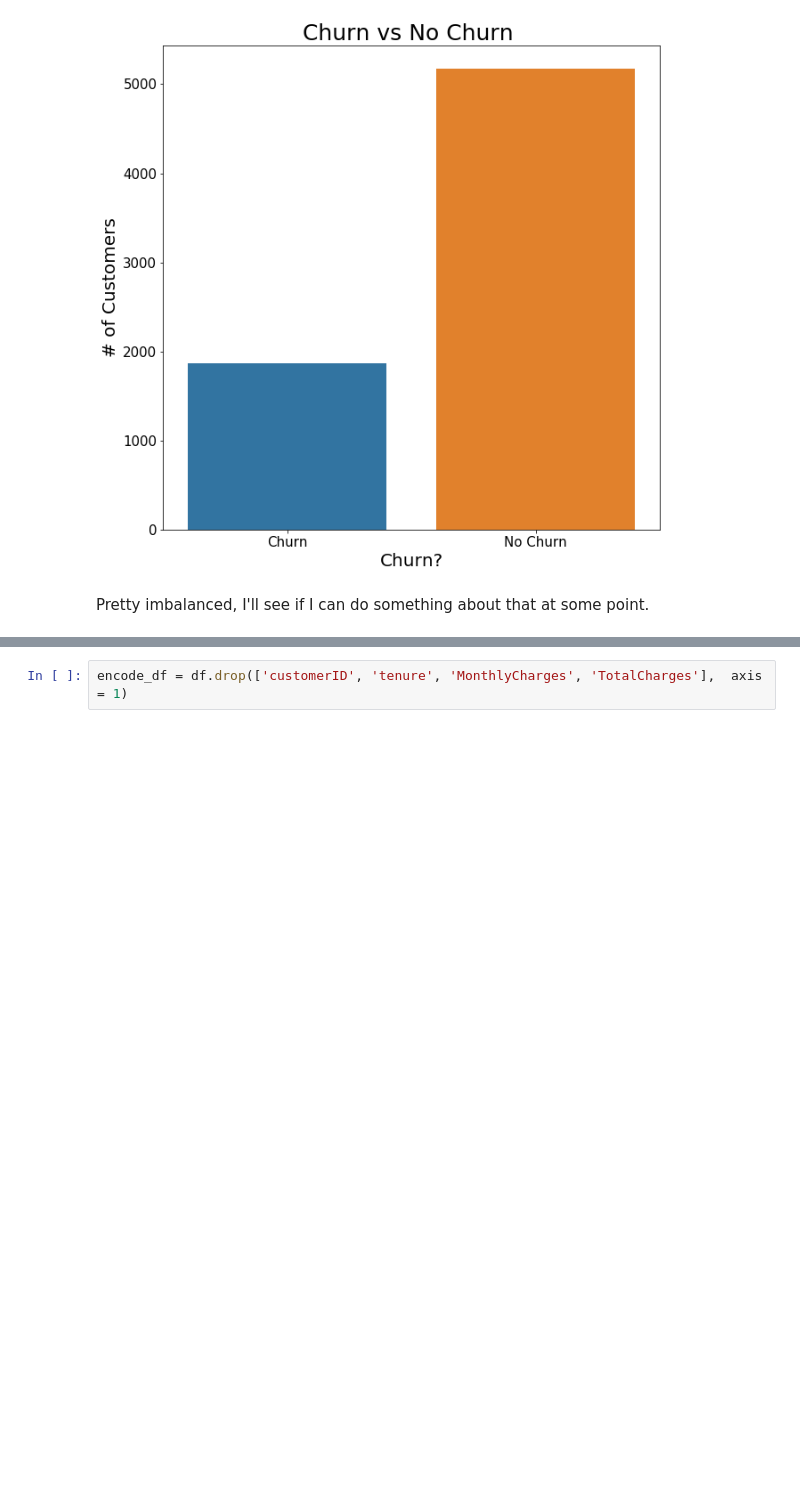
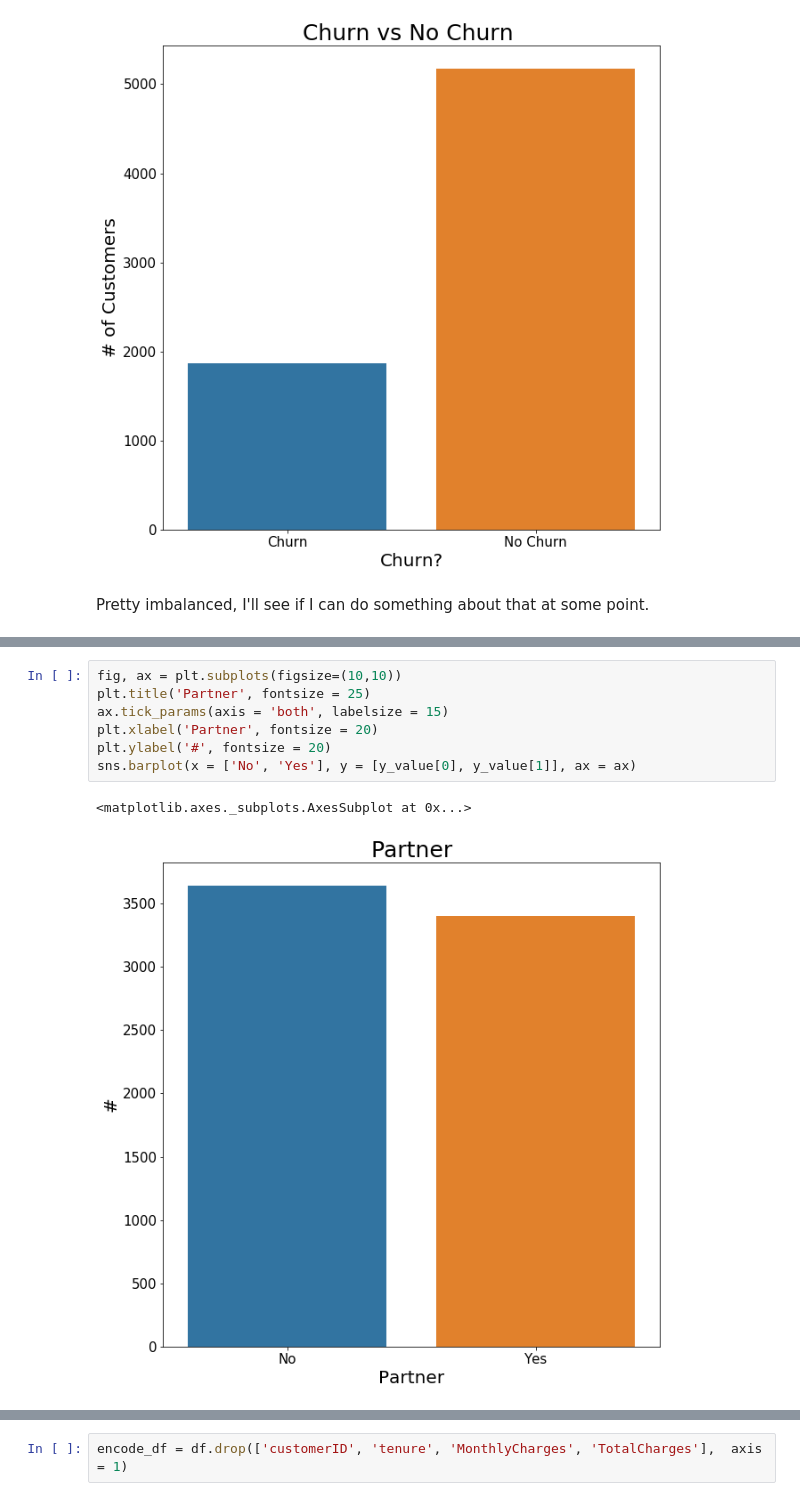
Before and after one commit to Booandlean/Telco_Customer_Churn-, a Jupyter notebook: EDA_+_Vis.ipynb, the cells around one changed output, grey strips where cells are left out. Drawn from its saved outputs; the diff is of its cells as text; blank space fills up the shorter version.

```diff
--- a/Cleaning_and_EDA.ipynb
+++ b/EDA_+_Vis.ipynb
@@ -148,0 +217,10 @@ Pretty imbalanced, I'll see if I can do something about that at some point.
+# %%
+fig, ax = plt.subplots(figsize=(10,10))
+plt.title('Partner', fontsize = 25)
+ax.tick_params(axis = 'both', labelsize = 15)
+plt.xlabel('Partner', fontsize = 20)
+plt.ylabel('#', fontsize = 20)
+sns.barplot(x = ['No', 'Yes'], y = [y_value[0], y_value[1]], ax = ax)
+# %% [output]
+<matplotlib.axes._subplots.AxesSubplot at 0x...>
+[figure, added]
```
Also changed, not shown: parts of 12 cells of this notebook.
